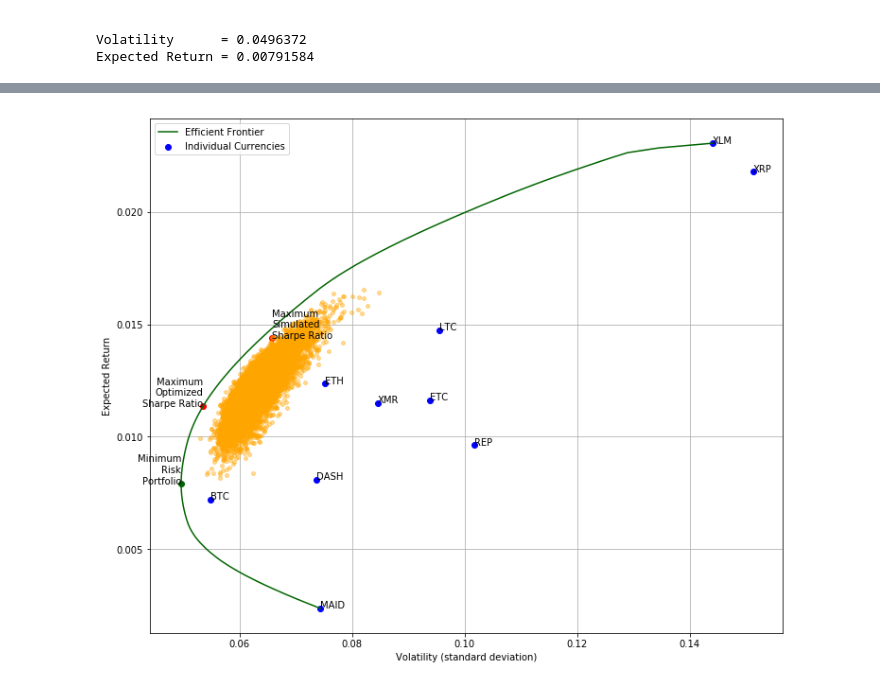
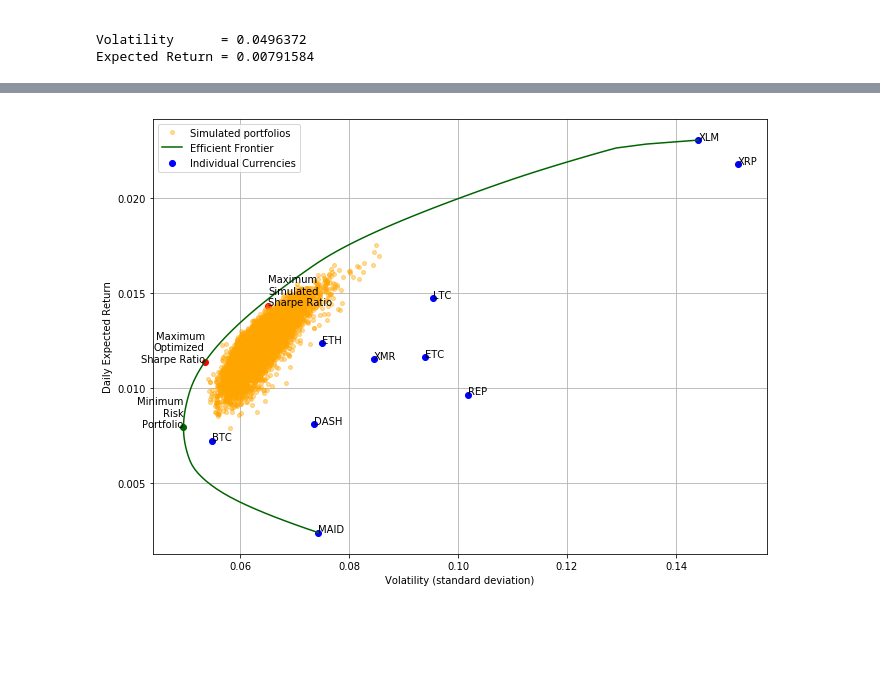
Before and after one commit to austinharrison/potfolio_optimization, a Jupyter notebook: pred460_project_crypto.ipynb, the cells around one changed output, grey strips where cells are left out. Saved outputs shown, nothing was run; the diff lists cells and outputs as text; code cells hidden in the pictures; blank space fills up the shorter version.

```diff
--- a/pred460_project_crypto.ipynb
+++ b/pred460_project_crypto.ipynb
@@ -339,41 +297,41 @@ s.head()
 # Plot volatility versus expected return for individual stocks
 ax = plt.gca()
 fig = plt.gcf()
-fig.set_size_inches(12, 10)
+fig.set_size_inches(11,8)
 
 # Plot volatility versus expected return for random portolios
-plt.plot(stds, mns, 'o', markersize=4, alpha=0.4, color='orange')
+plt.plot(stds, mns, 'o', markersize=4, alpha=0.4, color='orange', label='Simulated portfolios')
 
 ax.scatter(x=stock_volatility, y=stock_return,
            color='Blue', label='Individual Currencies')
 for i, stock in enumerate(stocks):
     ax.annotate(stock, (stock_volatility[i], stock_return[i]))
 
 # Plot max sharpe ratio from optimization
 ax.scatter(x=max_sharpe_volitility, y=max_sharpe_return, color='red')
 ax.annotate('Maximum\nOptimized\nSharpe Ratio', (max_sharpe_volitility, max_sharpe_return),
             horizontalalignment='right')
 
 # Plot max sharpe ratio from simulations
 ax.scatter(x=max_sharpe['sd'], y=max_sharpe['mean'], color='red')
 ax.annotate('Maximum\nSimulated\nSharpe Ratio', (max_sharpe['sd'], max_sharpe['mean']),
             horizontalalignment='left')
 
 # Plot volatility versus expected return for minimum risk portfolio
 ax.scatter(x=minrisk_volatility, y=minrisk_return, color='DarkGreen')
 ax.annotate('Minimum\nRisk\nPortfolio', (minrisk_volatility, minrisk_return),
             horizontalalignment='right')
 
 # Plot efficient frontier
 frontier.plot(color='DarkGreen', label='Efficient Frontier', ax=ax)
 
 
 # Format and display the final plot
 #ax.axis([0.005, 0.045, -0.001, 0.004])
 ax.set_xlabel('Volatility (standard deviation)')
-ax.set_ylabel('Expected Return')
+ax.set_ylabel('Daily Expected Return')
 ax.legend()
 ax.grid()
 plt.show()
 # %% [output]
-[figure, old version]
+[figure, new version]
```
Also changed, not shown: parts of 8 cells of this notebook, 1 other file.
